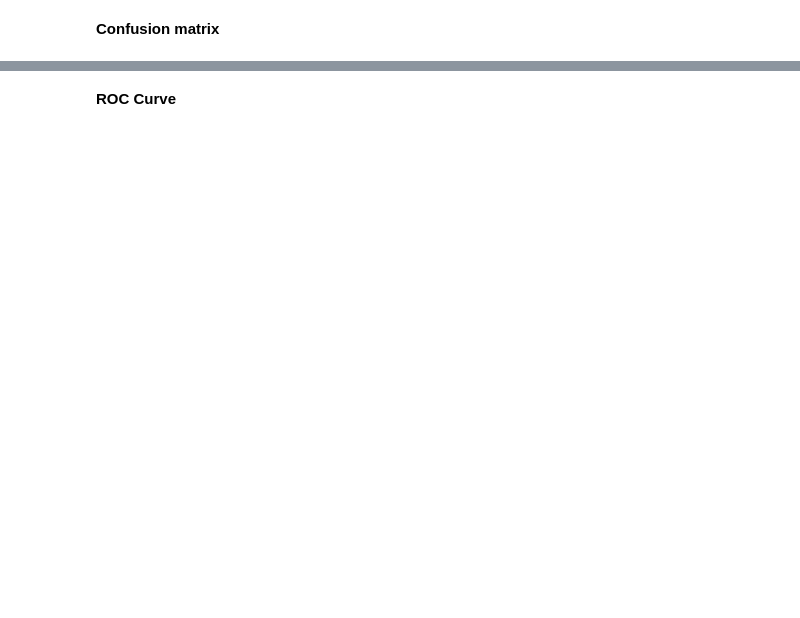
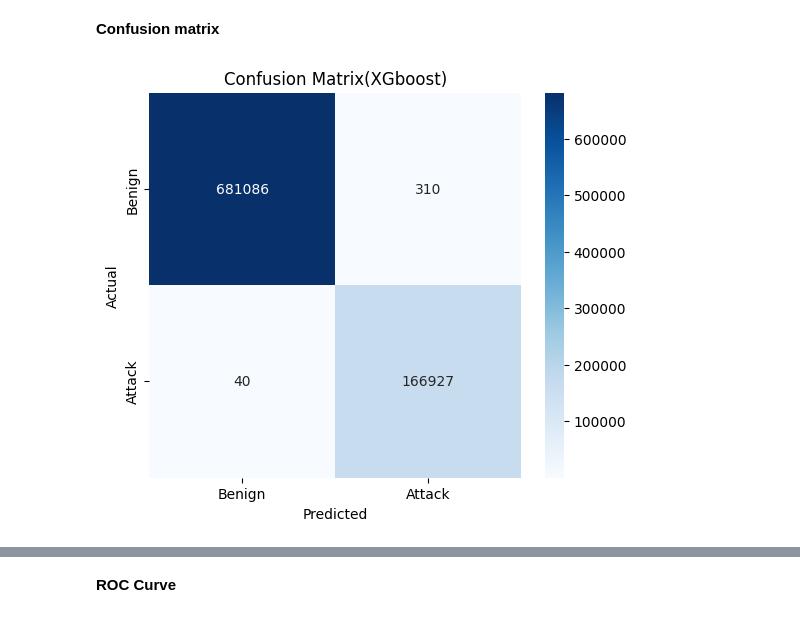
Before and after one commit to ARAVINTH342006/ImageGallery, a Jupyter notebook: WebAttackDetecter.ipynb, the cells around one changed output, grey strips where cells are left out. Saved outputs shown, nothing was run; the diff lists cells and outputs as text; code cells hidden in the pictures; blank space fills up the shorter version.

```diff
--- a/WebAttackDetecter.ipynb
+++ b/WebAttackDetecter.ipynb
@@ -196,11 +234,13 @@ print("Classification Report(pipeline):\n", classification_report(y_test, y_pred
 # %%
 cm_xgb = confusion_matrix(y_test, y_pred_xgb)
 plt.figure(figsize=(6, 5))
 sns.heatmap(cm_xgb, annot=True, fmt='d', cmap="Blues", xticklabels=["Benign", "Attack"], yticklabels=["Benign", "Attack"])
 plt.xlabel("Predicted")
 plt.ylabel("Actual")
-plt.title("Confusion Matrix")
+plt.title("Confusion Matrix(XGboost)")
 plt.show()
+# %% [output]
+[figure, added]
 # %%
 cm_lgbm = confusion_matrix(y_test, y_pred_lgbm)
 plt.figure(figsize=(6, 5))
```
Also changed, not shown: parts of 30 cells of this notebook.
